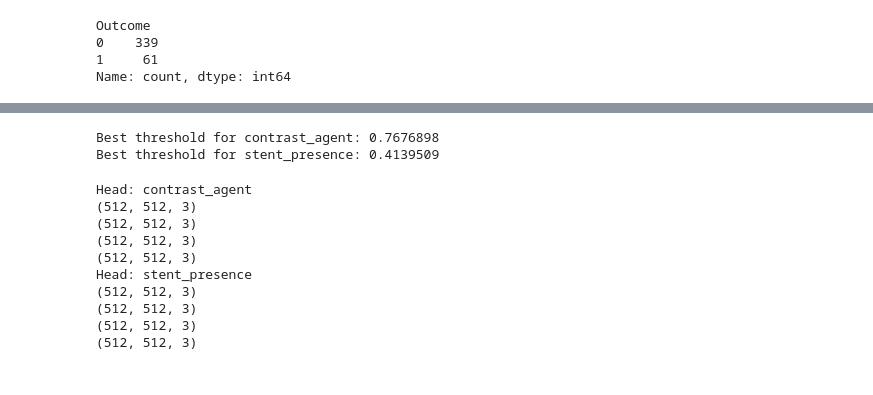
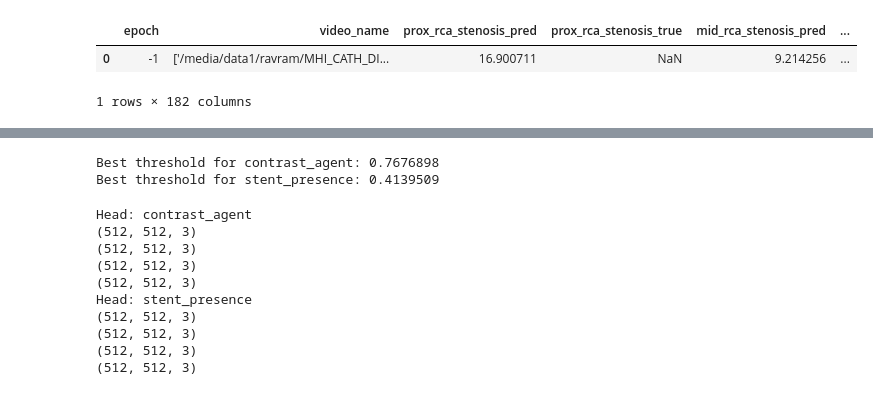
Before and after one commit to HeartWise-AI/DeepCORO_CLIP, a Jupyter notebook: check_multihead.ipynb, the cells around one changed output, grey strips where cells are left out. Drawn from its saved outputs; the diff is of its cells as text; code cells hidden in the pictures.

```diff
--- a/check_multihead.ipynb
+++ b/check_multihead.ipynb
@@ -8,8 +3,7 @@ df.to_csv('data/CathEF_MHI_UCSF_2016-to-july-2022-and-2023-08-30-post-CathEF_alp
-# %%
-
-display(df.Outcome.value_counts())
-# %% [output]
-Outcome
-0    339
-1     61
-Name: count, dtype: int64
+# %%
+df = pd.read_csv('outputs/DeepCORO_video_linear_probing/DeepCORO_video_linear_probing_multiview_improved_cls_token/20260128-220639_no_wandb/predictions/inference_predictions_epoch_-1.csv', sep=',')
+df.head(n=1)
+# %% [output]
+|  | epoch | video_name | prox_rca_stenosis_pred | prox_rca_stenosis_true | mid_rca_stenosis_pred | ... |
+| 0 | -1 | ['/media/data1/ravram/MHI_CATH_DI... | 16.900711 | NaN | 9.214256 | ... |
+1 rows × 182 columns
```
Also changed, not shown: parts of 2 cells of this notebook, 15 other files.
